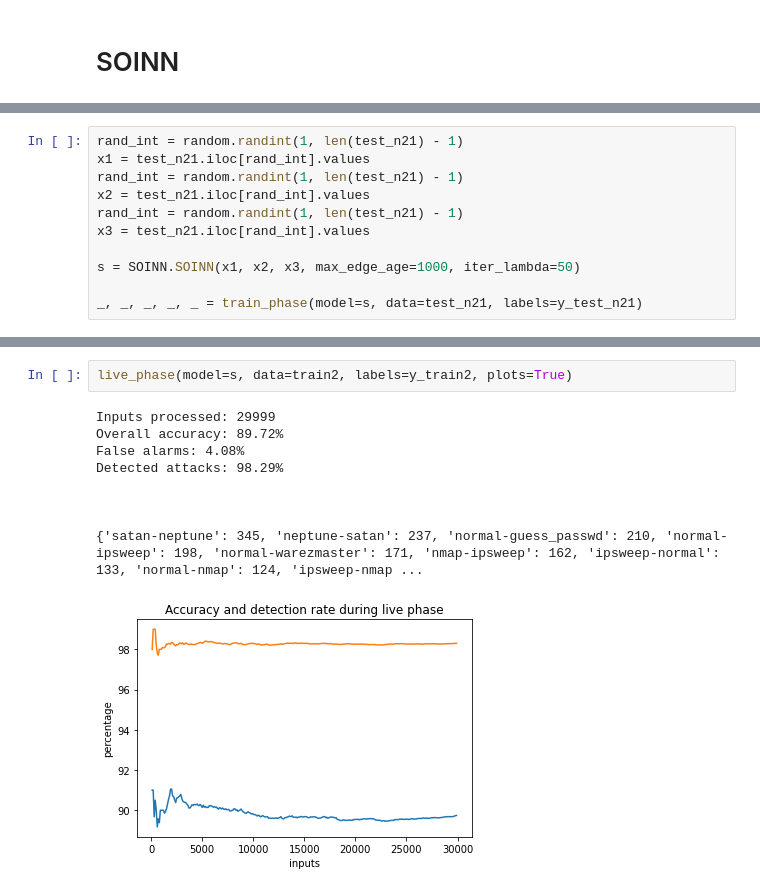
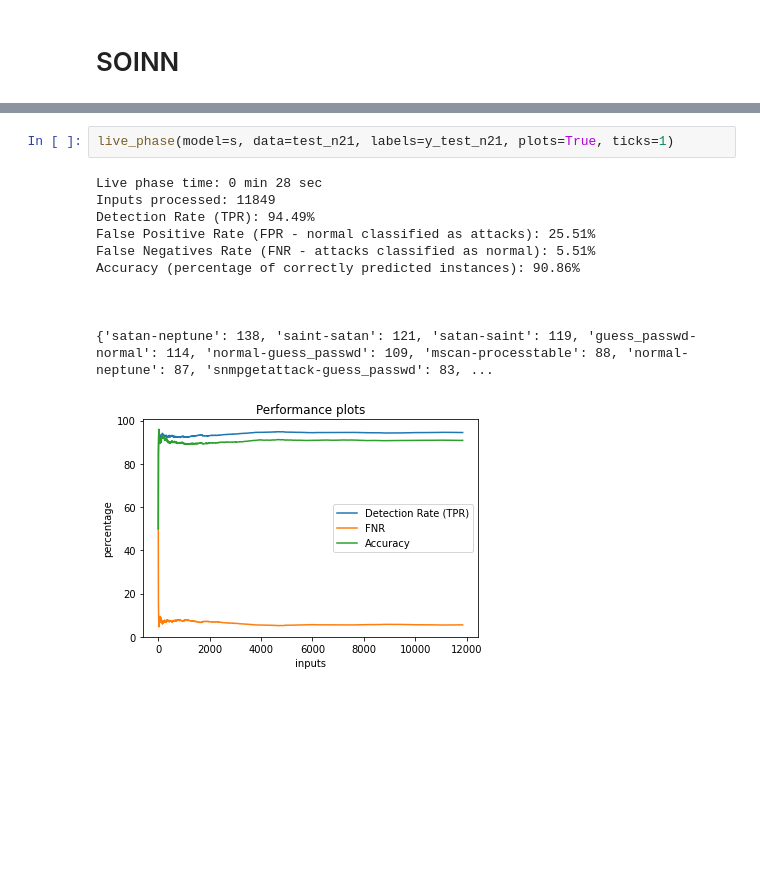
Before and after one commit to marcellorinaldo/SF-SOINN-IDS, a Jupyter notebook: nsl-kdd.ipynb, the cells around one changed output, grey strips where cells are left out. Saved outputs shown, nothing was run; the diff lists cells and outputs as text; blank space fills up the shorter version.

```diff
--- a/nsl-kdd.ipynb
+++ b/nsl-kdd.ipynb
@@ -322,11 +375,0 @@ print(f'Number of clusters: {gc.vcount()}')
-# %%
-rand_int = random.randint(1, len(test_n21) - 1)
-x1 = test_n21.iloc[rand_int].values
-rand_int = random.randint(1, len(test_n21) - 1)
-x2 = test_n21.iloc[rand_int].values
-rand_int = random.randint(1, len(test_n21) - 1)
-x3 = test_n21.iloc[rand_int].values
-
-s = SOINN.SOINN(x1, x2, x3, max_edge_age=1000, iter_lambda=50)
-
-_, _, _, _, _ = train_phase(model=s, data=test_n21, labels=y_test_n21)
@@ -355,13 +390,15 @@ Detected attacks: 98.03%
 # %%
-live_phase(model=s, data=train2, labels=y_train2, plots=True)
+live_phase(model=s, data=test_n21, labels=y_test_n21, plots=True, ticks=1)
 # %% [output]
-Inputs processed: 29999
-Overall accuracy: 89.72%
-False alarms: 4.08%
-Detected attacks: 98.29%
+Live phase time: 0 min 28 sec
+Inputs processed: 11849
+Detection Rate (TPR): 94.49%
+False Positive Rate (FPR - normal classified as attacks): 25.51%
+False Negatives Rate (FNR - attacks classified as normal): 5.51%
+Accuracy (percentage of correctly predicted instances): 90.86%
 
 
 
-{'satan-neptune': 345, 'neptune-satan': 237, 'normal-guess_passwd': 210, 'normal-ipsweep': 198, 'normal-warezmaster': 171, 'nmap-ipsweep': 162, 'ipsweep-normal': 133, 'normal-nmap': 124, 'ipsweep-nmap ...
+{'satan-neptune': 138, 'saint-satan': 121, 'satan-saint': 119, 'guess_passwd-normal': 114, 'normal-guess_passwd': 109, 'mscan-processtable': 88, 'normal-neptune': 87, 'snmpgetattack-guess_passwd': 83, ...
-[figure, old version]
+[figure, new version]
 # %%
```
Also changed, not shown: parts of 21 cells of this notebook.
